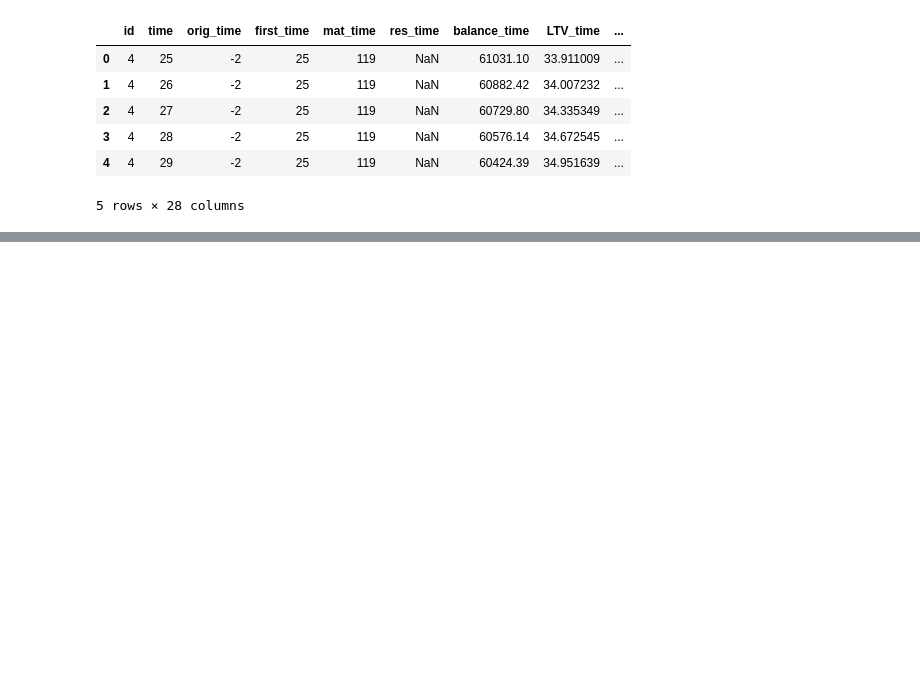
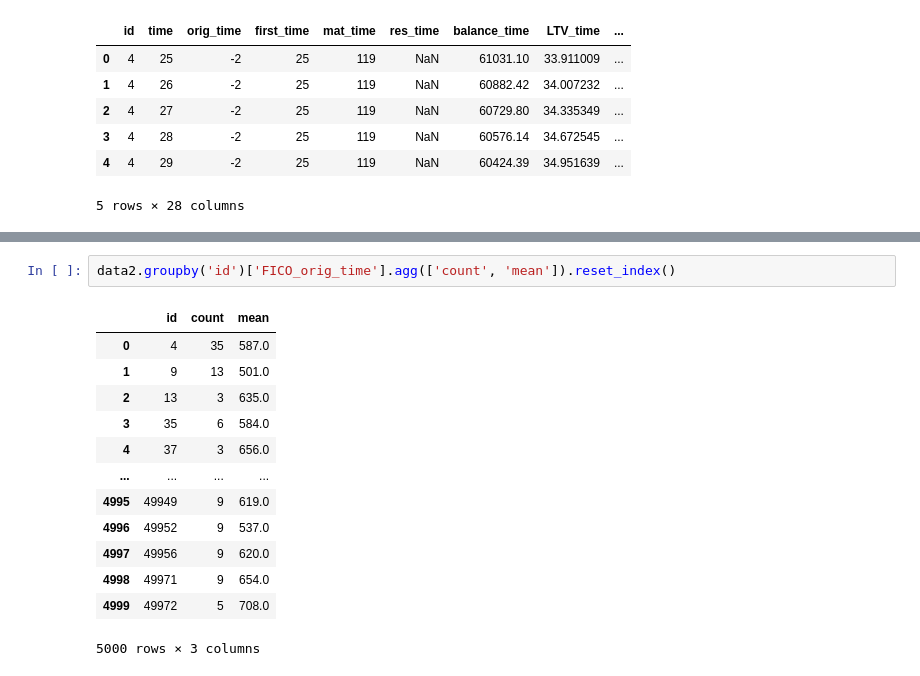
Before and after one commit to AndresMontesDeOca/Deep_Credit_Risk, a Jupyter notebook: Deep_Credit_Risk.ipynb, the cells around one changed output, grey strips where cells are left out. Saved outputs shown, nothing was run; the diff lists cells and outputs as text; blank space fills up the shorter version.

```diff
--- a/Deep_Credit_Risk.ipynb
+++ b/Deep_Credit_Risk.ipynb
@@ -34,0 +108,16 @@ None
+# %%
+data2.groupby('id')['FICO_orig_time'].agg(['count', 'mean']).reset_index()
+# %% [output]
+|  | id | count | mean |
+| 0 | 4 | 35 | 587.0 |
+| 1 | 9 | 13 | 501.0 |
+| 2 | 13 | 3 | 635.0 |
+| 3 | 35 | 6 | 584.0 |
+| 4 | 37 | 3 | 656.0 |
+| ... | ... | ... | ... |
+| 4995 | 49949 | 9 | 619.0 |
+| 4996 | 49952 | 9 | 537.0 |
+| 4997 | 49956 | 9 | 620.0 |
+| 4998 | 49971 | 9 | 654.0 |
+| 4999 | 49972 | 5 | 708.0 |
+5000 rows × 3 columns
```
Also changed, not shown: parts of 13 cells of this notebook.
